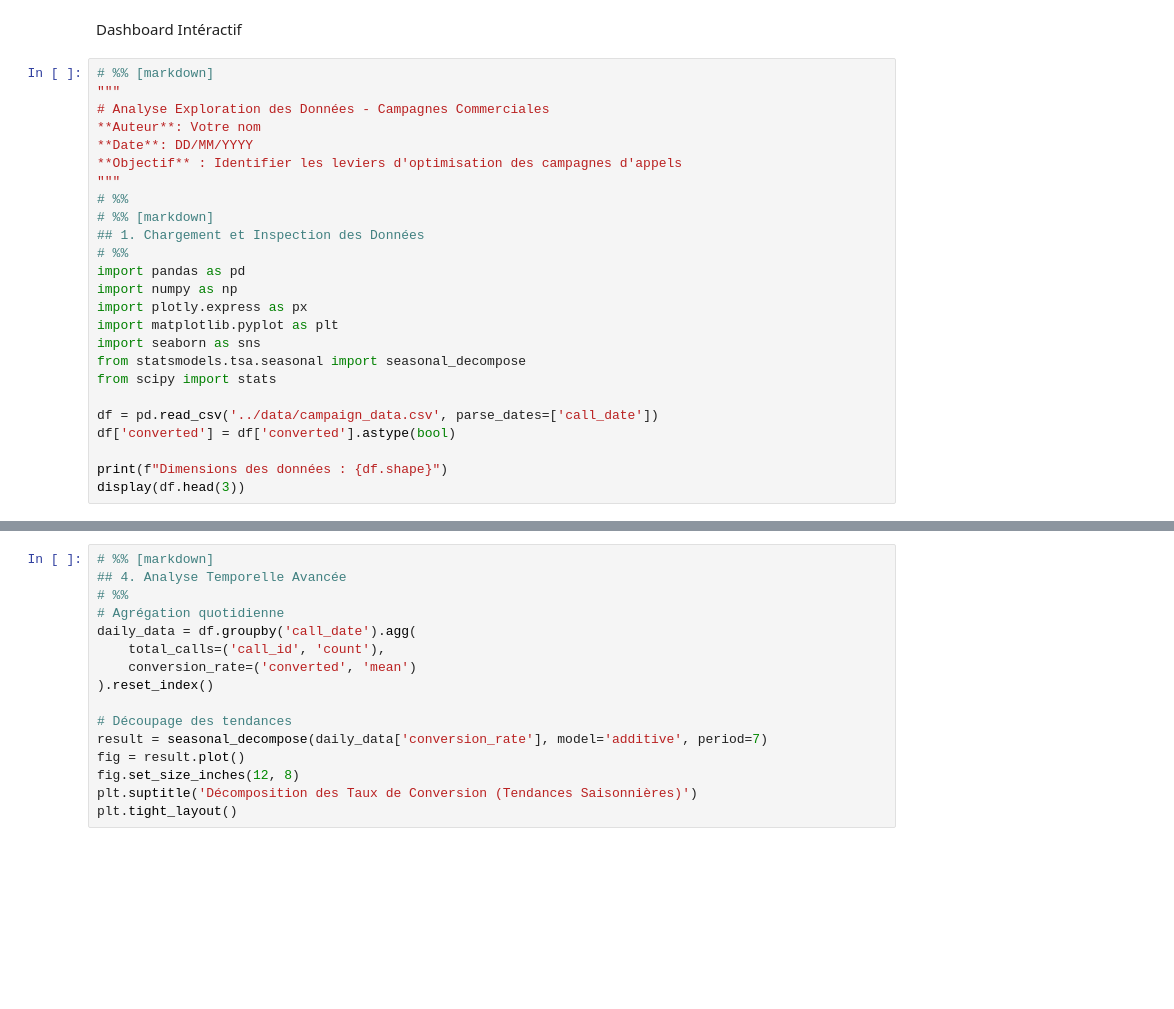
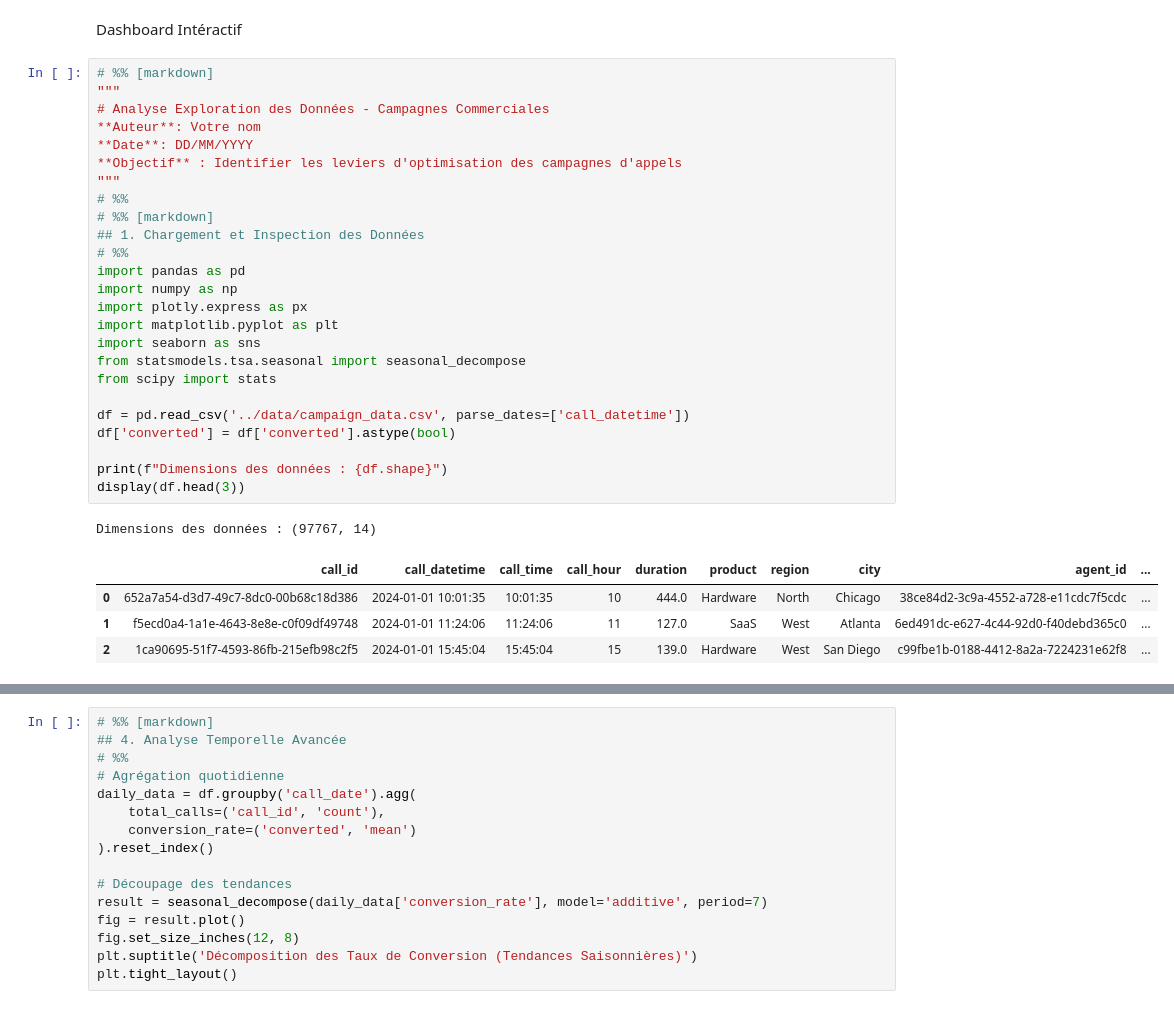
Before and after one commit to ibraaheem314/Sales-Campaign, a Jupyter notebook: notebooks/1_EDA.ipynb, the cells around one changed output, grey strips where cells are left out. Saved outputs shown, nothing was run; the diff lists cells and outputs as text; blank space fills up the shorter version.

```diff
--- a/notebooks/1_EDA.ipynb
+++ b/notebooks/1_EDA.ipynb
@@ -3,28 +3,34 @@ Dashboard Intéractif
 # %%
 # %% [markdown]
 """
 # Analyse Exploration des Données - Campagnes Commerciales
 **Auteur**: Votre nom
 **Date**: DD/MM/YYYY
 **Objectif** : Identifier les leviers d'optimisation des campagnes d'appels
 """
 # %%
 # %% [markdown]
 ## 1. Chargement et Inspection des Données
 # %%
 import pandas as pd
 import numpy as np
 import plotly.express as px
 import matplotlib.pyplot as plt
 import seaborn as sns
 from statsmodels.tsa.seasonal import seasonal_decompose
 from scipy import stats
 
-df = pd.read_csv('../data/campaign_data.csv', parse_dates=['call_date'])
+df = pd.read_csv('../data/campaign_data.csv', parse_dates=['call_datetime'])
 df['converted'] = df['converted'].astype(bool)
 
 print(f"Dimensions des données : {df.shape}")
 display(df.head(3))
+# %% [output]
+Dimensions des données : (97767, 14)
+|  | call_id | call_datetime | call_time | call_hour | duration | product | region | city | agent_id | ... |
+| 0 | 652a7a54-d3d7-49c7-8dc0-00b68c18d386 | 2024-01-01 10:01:35 | 10:01:35 | 10 | 444.0 | Hardware | North | Chicago | 38ce84d2-3c9a-4552-a728-e11cdc7f5cdc | ... |
+| 1 | f5ecd0a4-1a1e-4643-8e8e-c0f09df49748 | 2024-01-01 11:24:06 | 11:24:06 | 11 | 127.0 | SaaS | West | Atlanta | 6ed491dc-e627-4c44-92d0-f40debd365c0 | ... |
+| 2 | 1ca90695-51f7-4593-86fb-215efb98c2f5 | 2024-01-01 15:45:04 | 15:45:04 | 15 | 139.0 | Hardware | West | San Diego | c99fbe1b-0188-4412-8a2a-7224231e62f8 | ... |
 # %%
 
 # %% [markdown]
```
Also changed, not shown: parts of 2 cells of this notebook, 2 other files.
